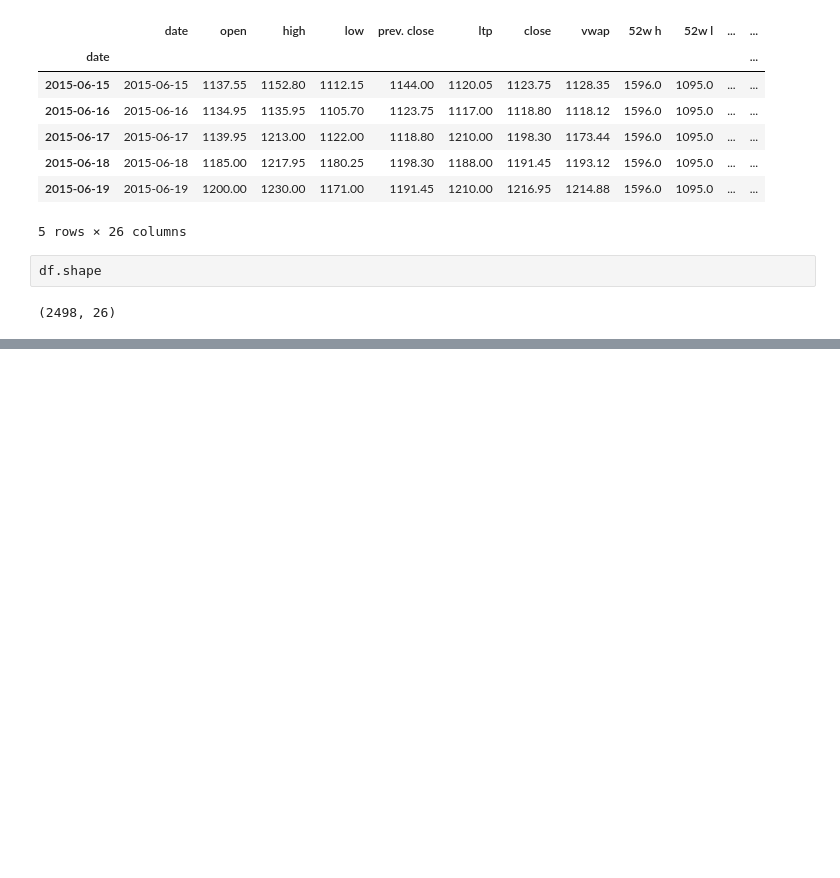
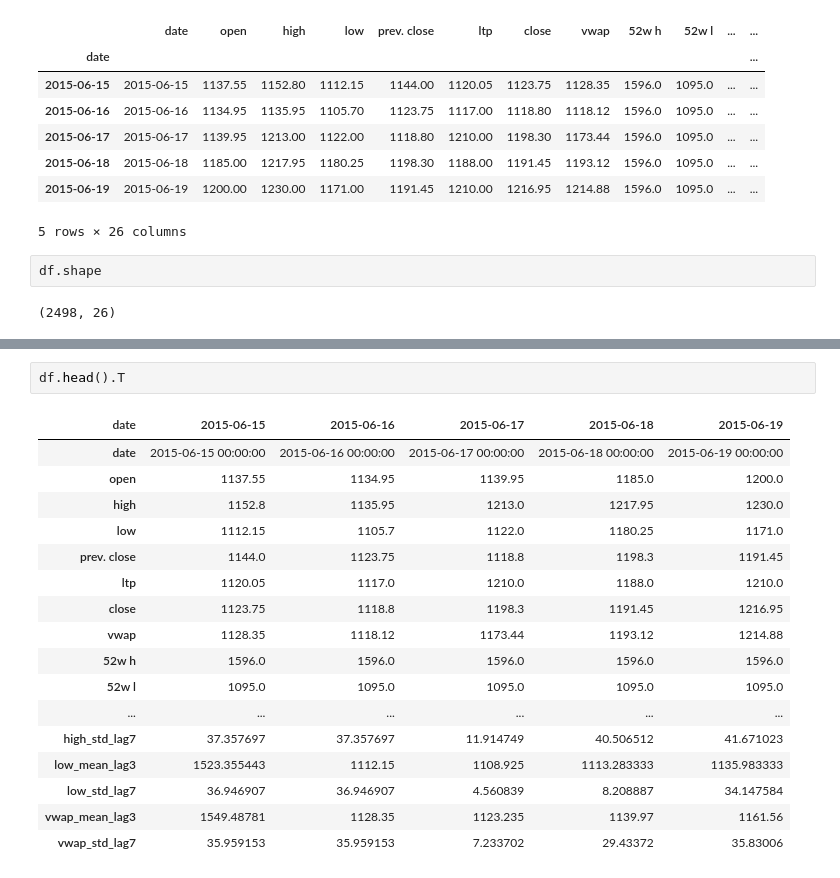
Before and after one commit to shrikant-DS/Predicting_stock_market_equity, a Jupyter notebook: predicting_price.ipynb, the cells around one changed output, grey strips where cells are left out. Drawn from its saved outputs; the diff is of its cells as text; blank space fills up the shorter version.

```diff
--- a/predicting_price.ipynb
+++ b/predicting_price.ipynb
@@ -592,0 +644,20 @@ df.shape
+# %%
+df.head().T
+# %% [output]
+| date | 2015-06-15 | 2015-06-16 | 2015-06-17 | 2015-06-18 | 2015-06-19 |
+| date | 2015-06-15 00:00:00 | 2015-06-16 00:00:00 | 2015-06-17 00:00:00 | 2015-06-18 00:00:00 | 2015-06-19 00:00:00 |
+| open | 1137.55 | 1134.95 | 1139.95 | 1185.0 | 1200.0 |
+| high | 1152.8 | 1135.95 | 1213.0 | 1217.95 | 1230.0 |
+| low | 1112.15 | 1105.7 | 1122.0 | 1180.25 | 1171.0 |
+| prev. close | 1144.0 | 1123.75 | 1118.8 | 1198.3 | 1191.45 |
+| ltp | 1120.05 | 1117.0 | 1210.0 | 1188.0 | 1210.0 |
+| close | 1123.75 | 1118.8 | 1198.3 | 1191.45 | 1216.95 |
+| vwap | 1128.35 | 1118.12 | 1173.44 | 1193.12 | 1214.88 |
+| 52w h | 1596.0 | 1596.0 | 1596.0 | 1596.0 | 1596.0 |
+| 52w l | 1095.0 | 1095.0 | 1095.0 | 1095.0 | 1095.0 |
+| ... | ... | ... | ... | ... | ... |
+| high_std_lag7 | 37.357697 | 37.357697 | 11.914749 | 40.506512 | 41.671023 |
+| low_mean_lag3 | 1523.355443 | 1112.15 | 1108.925 | 1113.283333 | 1135.983333 |
+| low_std_lag7 | 36.946907 | 36.946907 | 4.560839 | 8.208887 | 34.147584 |
+| vwap_mean_lag3 | 1549.48781 | 1128.35 | 1123.235 | 1139.97 | 1161.56 |
+| vwap_std_lag7 | 35.959153 | 35.959153 | 7.233702 | 29.43372 | 35.83006 |
```
Also changed, not shown: parts of 17 cells of this notebook.
